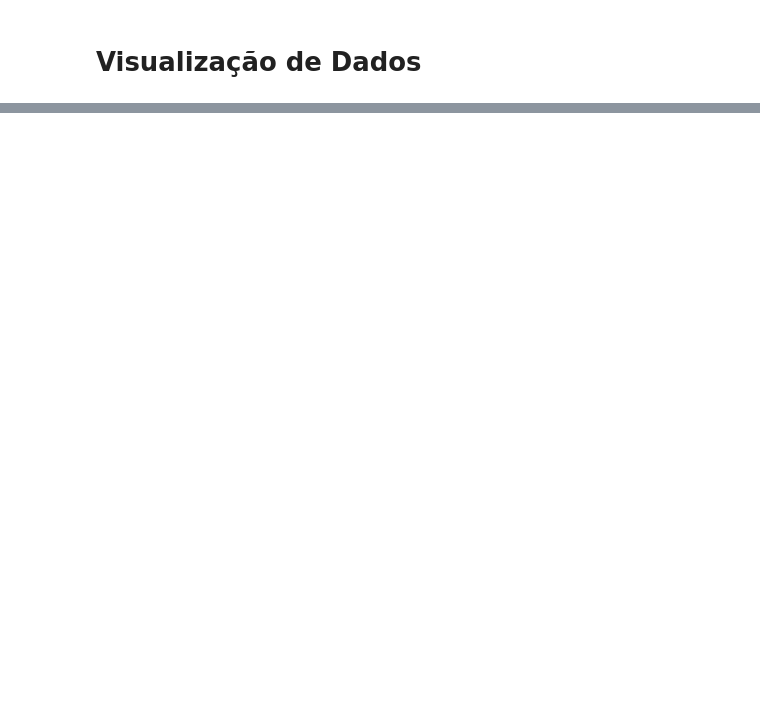
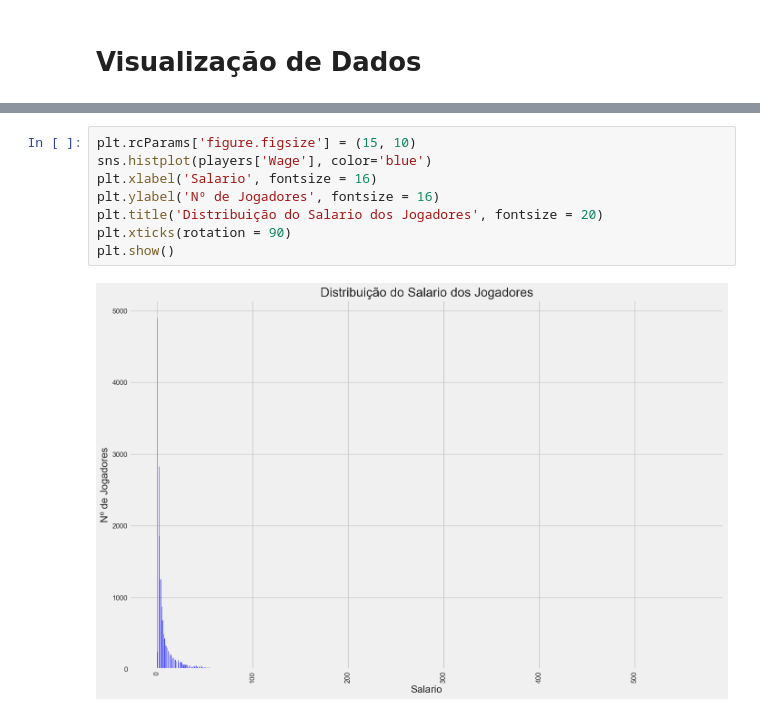
Before and after one commit to mxmlucca/fifa2019analysis, a Jupyter notebook: main.ipynb, the cells around one changed output, grey strips where cells are left out. Drawn from its saved outputs; the diff is of its cells as text; blank space fills up the shorter version.

```diff
--- a/main.ipynb
+++ b/main.ipynb
@@ -210,0 +250,10 @@ TypeError: 'method' object is not subscriptable
+# %%
+plt.rcParams['figure.figsize'] = (15, 10)
+sns.histplot(players['Wage'], color='blue')
+plt.xlabel('Salario', fontsize = 16)
+plt.ylabel('Nº de Jogadores', fontsize = 16)
+plt.title('Distribuição do Salario dos Jogadores', fontsize = 20)
+plt.xticks(rotation = 90)
+plt.show()
+# %% [output]
+[figure, added]
```
Also changed, not shown: parts of 6 cells of this notebook.
